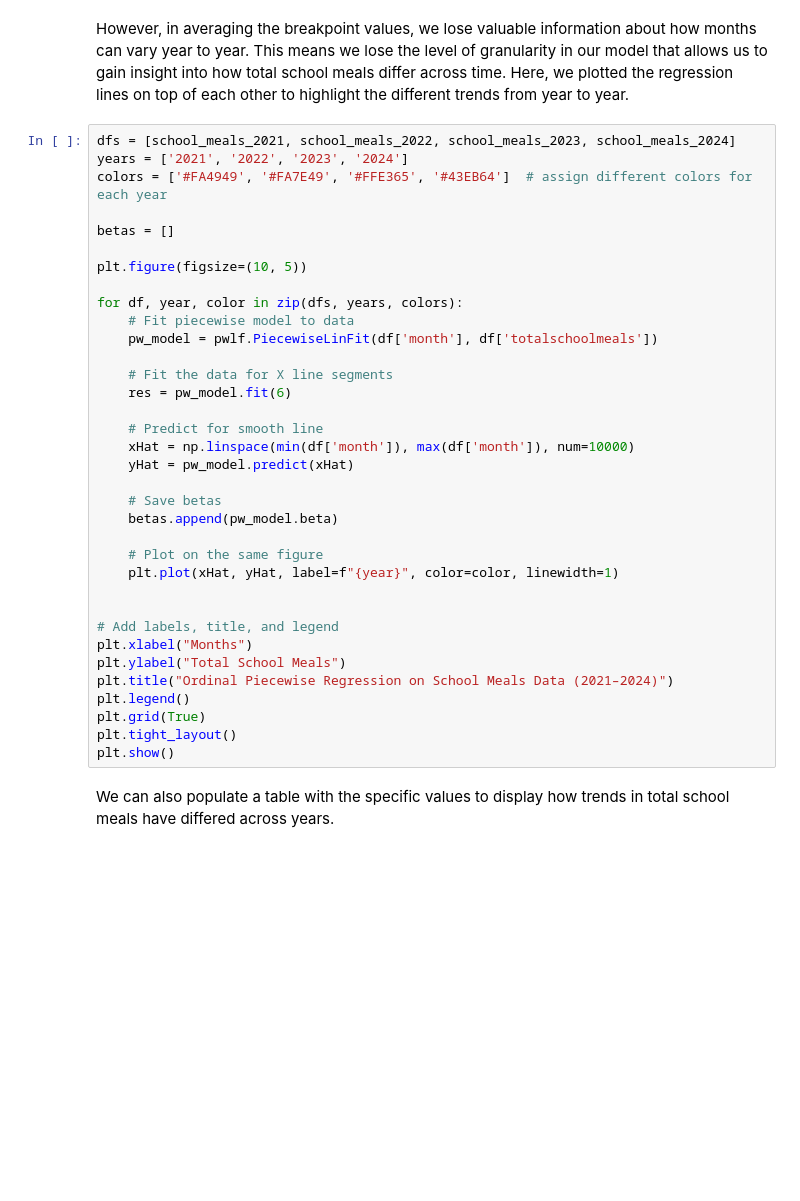
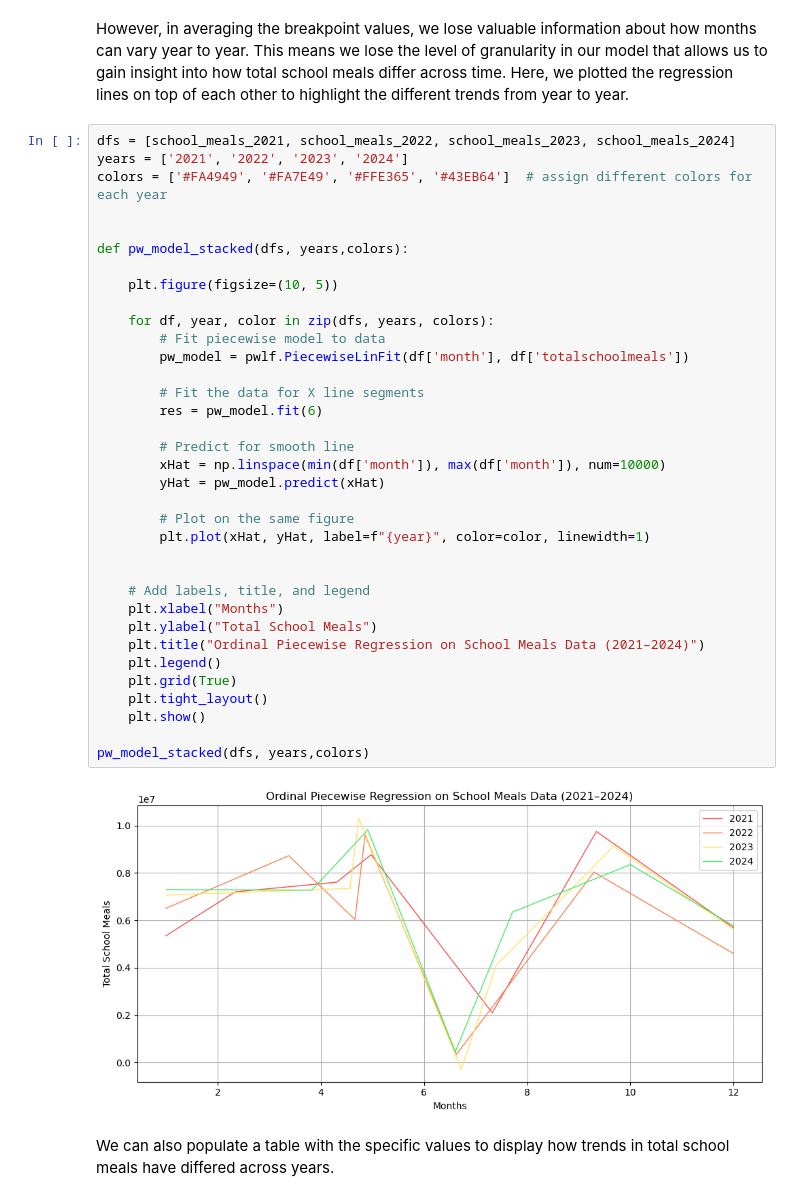
Before and after one commit to amyjxtan/SD-Hunger-Coalition-Capstone, a Jupyter notebook: sdhc_css_capstone.ipynb, the cells around one changed output. Cells and saved outputs as stored; diff of their text form; blank space fills up the shorter version.

```diff
--- a/sdhc_css_capstone.ipynb
+++ b/sdhc_css_capstone.ipynb
@@ -1329,38 +1573,40 @@ However, in averaging the breakpoint values, we lose valuable information about
 # %%
 dfs = [school_meals_2021, school_meals_2022, school_meals_2023, school_meals_2024]
 years = ['2021', '2022', '2023', '2024']
 colors = ['#FA4949', '#FA7E49', '#FFE365', '#43EB64']  # assign different colors for each year
 
-betas = []
 
-plt.figure(figsize=(10, 5))
+def pw_model_stacked(dfs, years,colors):
 
-for df, year, color in zip(dfs, years, colors):
-    # Fit piecewise model to data
-    pw_model = pwlf.PiecewiseLinFit(df['month'], df['totalschoolmeals'])
+    plt.figure(figsize=(10, 5))
 
-    # Fit the data for X line segments
-    res = pw_model.fit(6)
+    for df, year, color in zip(dfs, years, colors):
+        # Fit piecewise model to data
+        pw_model = pwlf.PiecewiseLinFit(df['month'], df['totalschoolmeals'])
 
-    # Predict for smooth line
-    xHat = np.linspace(min(df['month']), max(df['month']), num=10000)
-    yHat = pw_model.predict(xHat)
+        # Fit the data for X line segments
+        res = pw_model.fit(6)
 
-    # Save betas
-    betas.append(pw_model.beta)
+        # Predict for smooth line
+        xHat = np.linspace(min(df['month']), max(df['month']), num=10000)
+        yHat = pw_model.predict(xHat)
 
-    # Plot on the same figure
-    plt.plot(xHat, yHat, label=f"{year}", color=color, linewidth=1)
+        # Plot on the same figure
+        plt.plot(xHat, yHat, label=f"{year}", color=color, linewidth=1)
 
 
-# Add labels, title, and legend
-plt.xlabel("Months")
-plt.ylabel("Total School Meals")
-plt.title("Ordinal Piecewise Regression on School Meals Data (2021–2024)")
-plt.legend()
-plt.grid(True)
-plt.tight_layout()
-plt.show()
+    # Add labels, title, and legend
+    plt.xlabel("Months")
+    plt.ylabel("Total School Meals")
+    plt.title("Ordinal Piecewise Regression on School Meals Data (2021–2024)")
+    plt.legend()
+    plt.grid(True)
+    plt.tight_layout()
+    plt.show()
+
+pw_model_stacked(dfs, years,colors)
+# %% [output]
+[figure, added]
 # %% [markdown]
 We can also populate a table with the specific values to display how trends in total school meals have differed across years.
 # %%
```
Also changed, not shown: parts of 67 cells of this notebook.
